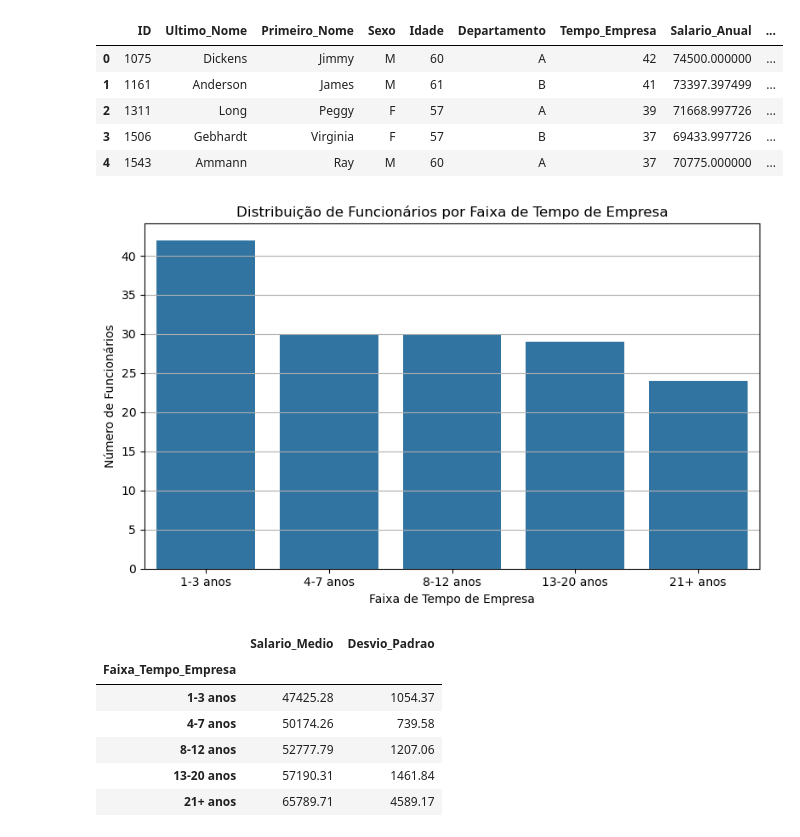
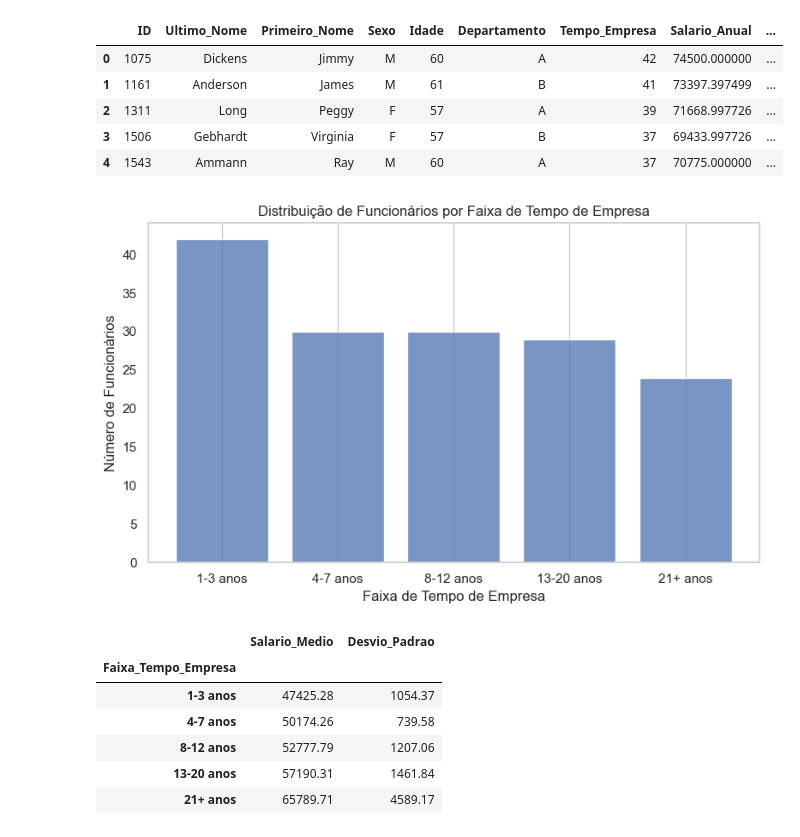
Before and after one commit to gabifgv/mba_fgv_analytics_ia, a Jupyter notebook: Análise_Livre_CiaEletronicos.ipynb, the cells around one changed output. Cells and saved outputs as stored; diff of their text form; code cells hidden in the pictures.

```diff
--- a/Análise_Livre_CiaEletronicos.ipynb
+++ b/Análise_Livre_CiaEletronicos.ipynb
@@ -97,19 +97,32 @@ Name: Tempo_Empresa, dtype: float64
 | 2 | 1311 | Long | Peggy | F | 57 | A | 39 | 71668.997726 | ... |
 | 3 | 1506 | Gebhardt | Virginia | F | 57 | B | 37 | 69433.997726 | ... |
 | 4 | 1543 | Ammann | Ray | M | 60 | A | 37 | 70775.000000 | ... |
-# %%
-# Contando o número de funcionários em cada faixa de tempo de empresa
-
-plt.figure(figsize=(8, 5))
-sns.countplot(data=df, x='Faixa_Tempo_Empresa', order=['1-3 anos', '4-7 anos', '8-12 anos', '13-20 anos', '21+ anos'])
-plt.title('Distribuição de Funcionários por Faixa de Tempo de Empresa')
-plt.xlabel('Faixa de Tempo de Empresa')
-plt.ylabel('Número de Funcionários')
-plt.grid(axis='y')
-plt.tight_layout()
-plt.show()
-# %% [output]
-[figure, removed]
+# %%
+# Histograma de distribuição de funcionários por faixa de tempo de empresa
+
+# Garantir a ordem correta usando Categorical
+df['Faixa_Tempo_Empresa'] = pd.Categorical(
+    df['Faixa_Tempo_Empresa'],
+    categories=['1-3 anos', '4-7 anos', '8-12 anos', '13-20 anos', '21+ anos'],
+    ordered=True
+)
+
+plt.figure(figsize=(8, 5))
+sns.histplot(
+    data=df,
+    x='Faixa_Tempo_Empresa',
+    discrete=True,
+    shrink=0.8
+)
+
+plt.title('Distribuição de Funcionários por Faixa de Tempo de Empresa')
+plt.xlabel('Faixa de Tempo de Empresa')
+plt.ylabel('Número de Funcionários')
+plt.grid(axis='y')
+plt.tight_layout()
+plt.show()
+# %% [output]
+[figure, added]
 # %%
 # Tabela: média e dp de salário por faixa de tempo de empresa
 
```
